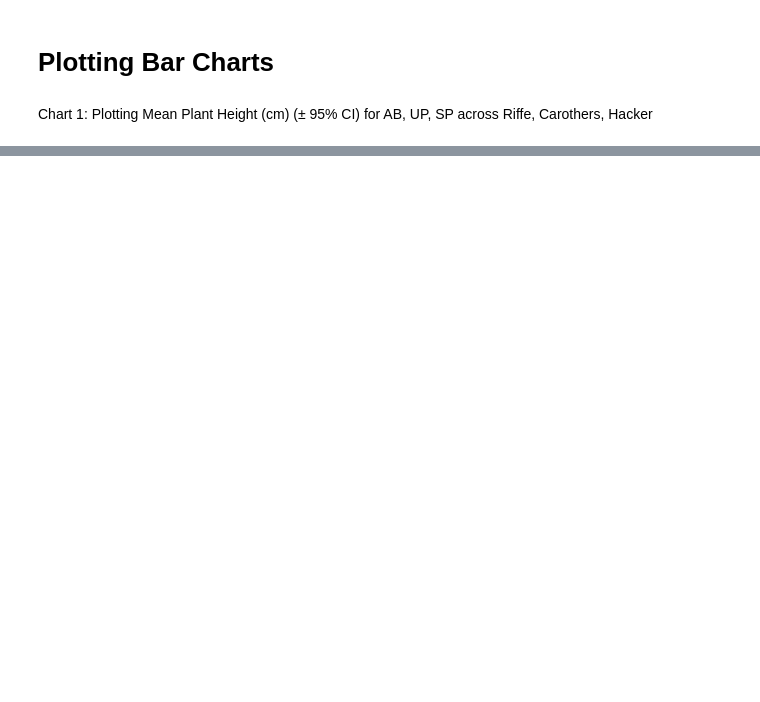
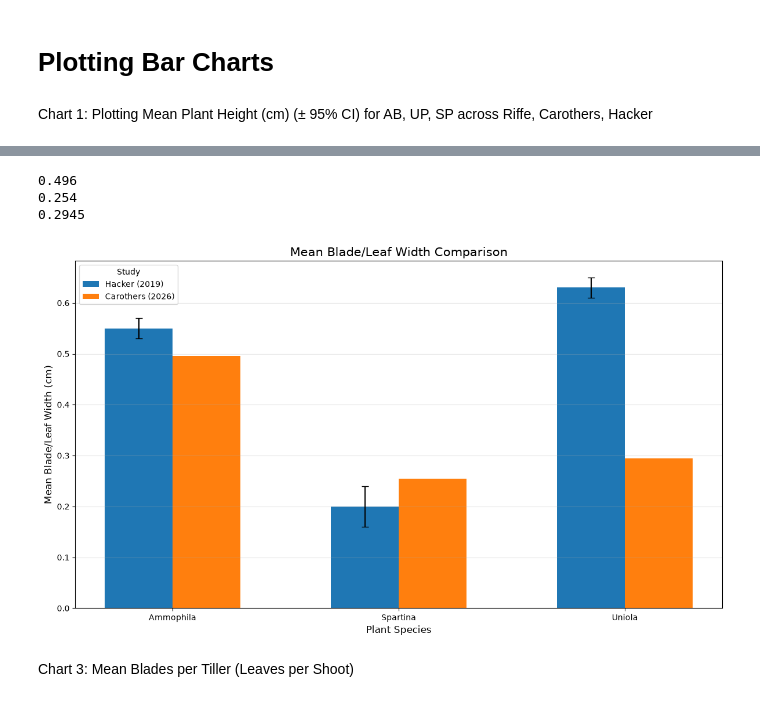
Before and after one commit to stromc485/CECL, a Jupyter notebook: Metamorphics_Plotting.ipynb, the cells around one changed output, grey strips where cells are left out. Cells and saved outputs as stored; diff of their text form; code cells hidden in the pictures; blank space fills up the shorter version.

```diff
--- a/Metamorphics_Plotting.ipynb
+++ b/Metamorphics_Plotting.ipynb
@@ -154,0 +379,67 @@ plt.show()
+# %%
+Carothers_Blade_width_AB = Carothers_Morph["Blade width (cm) "][162]
+print(Carothers_Blade_width_AB)
+
+Carothers_Blade_width_SP = Carothers_Morph["Blade width (cm) "][0]
+print(Carothers_Blade_width_SP)
+
+Carothers_Blade_width_UP = Carothers_Morph["Blade width (cm) "][324]
+print(Carothers_Blade_width_UP)
+# %% [output]
+0.496
+0.254
+0.2945
+# %%
+# Species
+species = ["Ammophila", "Spartina", "Uniola"]
+
+# Mean plant heights (cm)
+
+carothers = [
+    Carothers_Blade_width_AB,
+    Carothers_Blade_width_SP,
+    Carothers_Blade_width_UP
+]
+
+hacker = [
+    Hacker_Blade_width_AB,  # Ammophila
+    Hacker_Blade_width_SP,  # Spartina
+    Hacker_Blade_width_UP  # Uniola
+]
+
+# 95% confidence intervals
+
+hacker_ci = [
+    Hacker_Blade_width_95CI_AB,
+    Hacker_Blade_width_95CI_SP,
+    Hacker_Blade_width_95CI_UP
+]
+
+# Set up bar chart
+x = np.arange(len(species))
+width = 0.3
+
+fig, ax = plt.subplots(figsize=(12, 7))
+
+# Study groups
+ax.bar(x - 0.5*width, hacker, width,
+       yerr=hacker_ci, capsize=4, label="Hacker (2019)")
+ax.bar(x + 0.5*width, carothers, width, capsize=4, label="Carothers (2026)")
+
+# Labels and formatting
+ax.set_xlabel("Plant Species", fontsize=12)
+ax.set_ylabel("Mean Blade/Leaf Width (cm)", fontsize=12)
+ax.set_title("Mean Blade/Leaf Width Comparison", fontsize=15)
+
+ax.set_xticks(x)
+ax.set_xticklabels(species)
+
+ax.legend(title="Study")
+ax.grid(axis="y", alpha=0.3)
+
+plt.tight_layout()
+plt.show()
+# %% [output]
+[figure, added]
+# %% [markdown]
+Chart 3: Mean Blades per Tiller (Leaves per Shoot)
```
Also changed, not shown: parts of 17 cells of this notebook.
